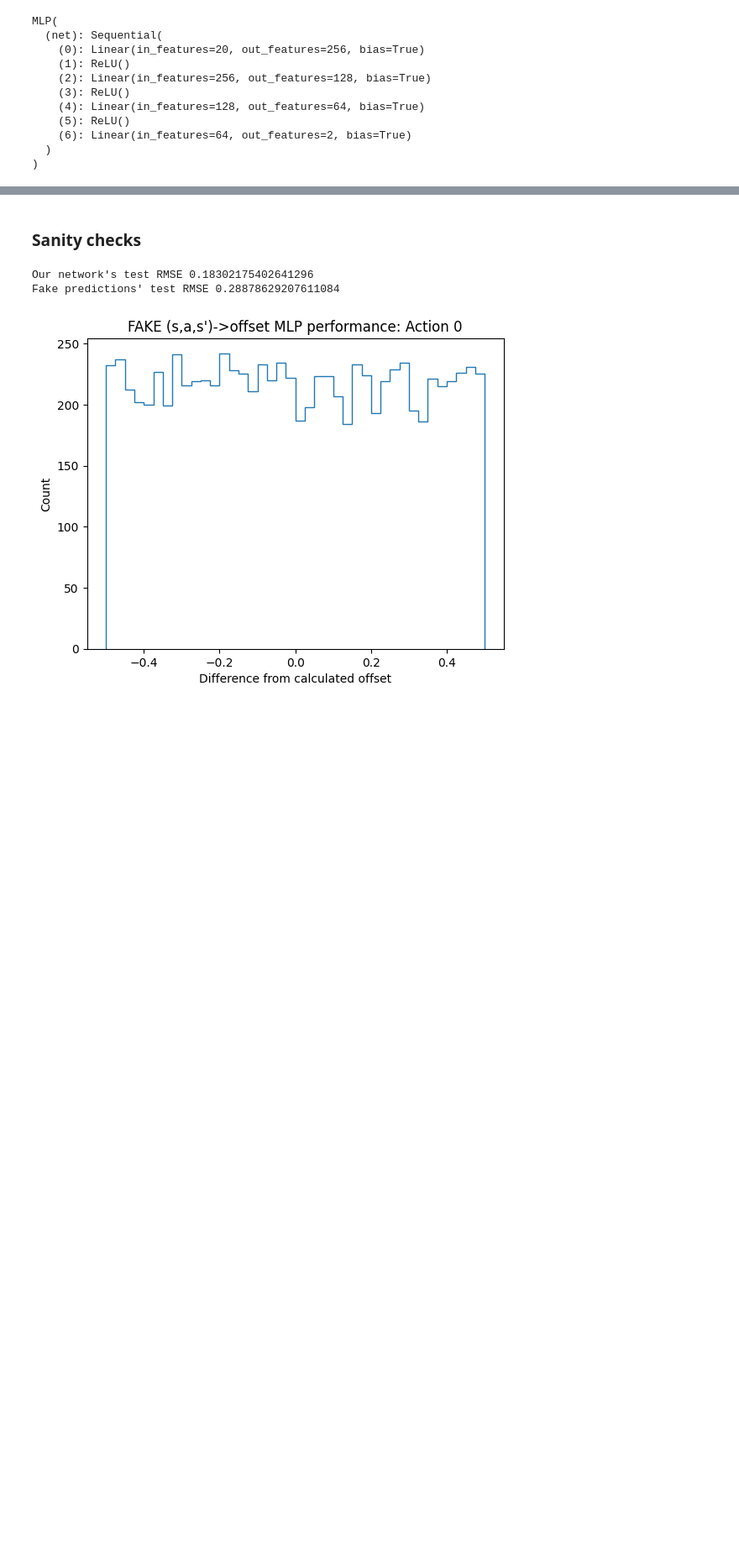
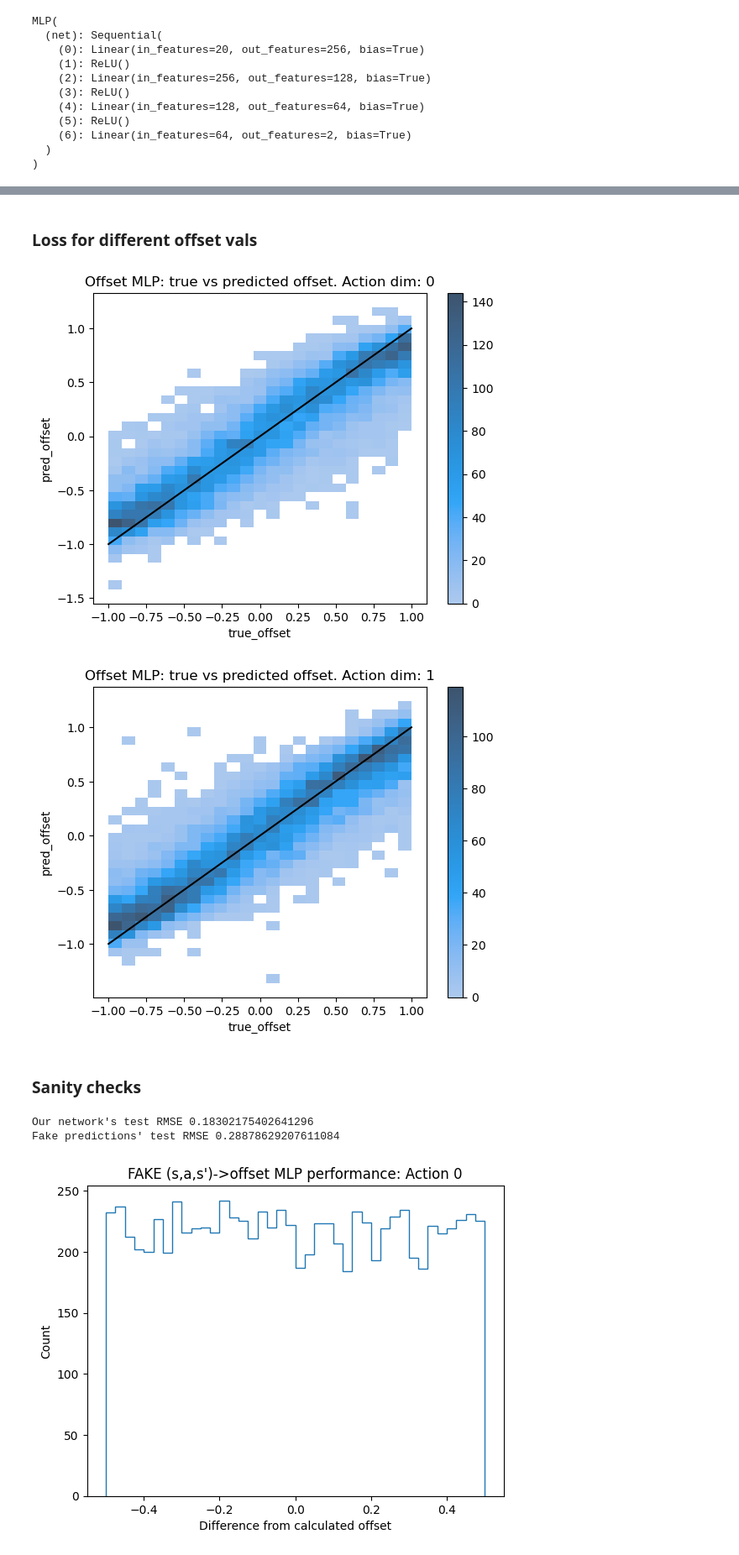
Before and after one commit to RobathanH/meta_lunar_lander, a Jupyter notebook: notebooks/train_sas_to_offset_mlp_02_cutoffs.ipynb, the cells around one changed output, grey strips where cells are left out. Shown: that part at 84% size. Drawn from its saved outputs; the diff is of its cells as text; code cells hidden in the pictures; blank space fills up the shorter version.

```diff
--- a/notebooks/train_sas_to_offset_mlp_02_cutoffs.ipynb
+++ b/notebooks/train_sas_to_offset_mlp_02_cutoffs.ipynb
@@ -281,3 +270,20 @@ plt.show()
+# %% [markdown]
+### Loss for different offset vals
+# %%
+for i in range(2):
+    df = pd.DataFrame(
+        data = np.array([Y_test.numpy()[:,i],preds.detach().cpu().numpy()[:,i]]).T,
+        columns = ['true_offset', 'pred_offset'],
+    )
+
+    plt.figure()
+    plt.title(f'Offset MLP: true vs predicted offset. Action dim: {i}')
+    sns.histplot(df, x="true_offset", y="pred_offset", cbar=True)
+    plt.plot([-max_action_offset, max_action_offset], [-max_action_offset, max_action_offset], color='black')
+    plt.show()
+# %% [output]
+[figure, added]
+[figure, added]
 # %% [markdown]
 ### Sanity checks
 # %%
```
Also changed, not shown: parts of 10 cells of this notebook, 1 other file.
